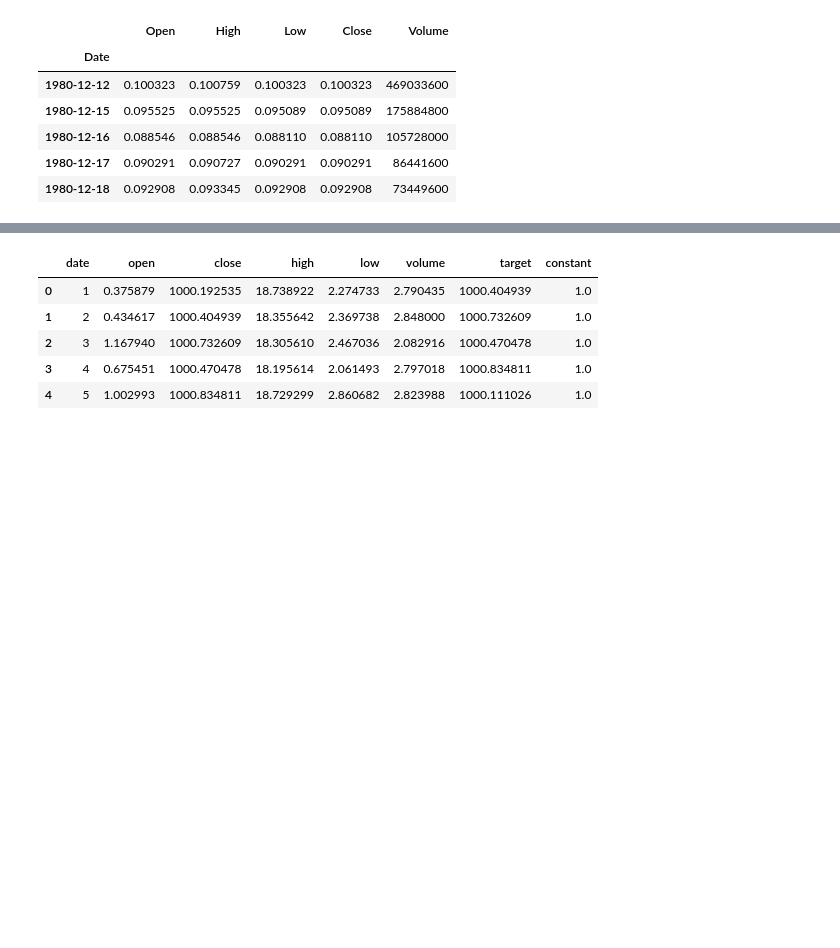
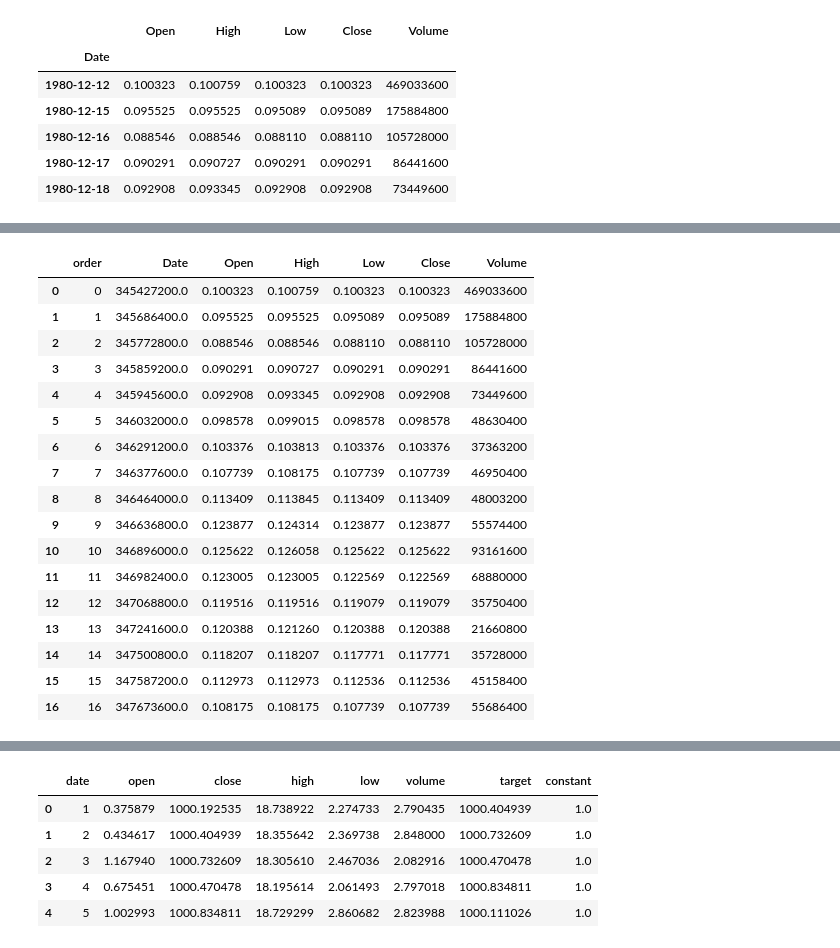
Before and after one commit to mkmuriithi/csc492_deep_learning_project, a Jupyter notebook: algo_repo/StockTransformer.ipynb, the cells around one changed output, grey strips where cells are left out. Drawn from its saved outputs; the diff is of its cells as text; code cells hidden in the pictures; blank space fills up the shorter version.

Commit message:
implemented pytorch Data and DataLoader abstract classes for project, easy loading of sequences for single stocks

```diff
--- a/algo_repo/StockTransformer.ipynb
+++ b/algo_repo/StockTransformer.ipynb
@@ -30,3 +31,10 @@ data.head()
 | 1980-12-16 | 0.088546 | 0.088546 | 0.088110 | 0.088110 | 105728000 |
 | 1980-12-17 | 0.090291 | 0.090727 | 0.090291 | 0.090291 | 86441600 |
 | 1980-12-18 | 0.092908 | 0.093345 | 0.092908 | 0.092908 | 73449600 |
+# %%
+data.reset_index(inplace=True)
+data.index = data.index.set_names(["order"])
+data.reset_index(inplace=True)#to keep up with order
+data['Target'] = data["Close"].shift(-1)
+data["Date"] = data["Date"].apply(lambda x: x.value/10**9)
+data.head()
@@ -32,0 +48,6 @@ data.head()
+# %%
+from sklearn.model_selection import train_test_split
+X = data.drop(["Target"], axis=1)
+y = data["Target"]
+X_train, X_test, y_train, y_test = train_test_split(X,y,test_size=0.1, random_state=42, shuffle=False)
+X_train, X_val, y_train, y_val = train_test_split(X_train, y_train, test_size=0.1, random_state=42, shuffle=False)
@@ -32,0 +109,21 @@ data.head()
+# %%
+X_train.iloc[[i for i in range(0,17)]]
+# %% [output]
+|  | order | Date | Open | High | Low | Close | Volume |
+| 0 | 0 | 345427200.0 | 0.100323 | 0.100759 | 0.100323 | 0.100323 | 469033600 |
+| 1 | 1 | 345686400.0 | 0.095525 | 0.095525 | 0.095089 | 0.095089 | 175884800 |
+| 2 | 2 | 345772800.0 | 0.088546 | 0.088546 | 0.088110 | 0.088110 | 105728000 |
+| 3 | 3 | 345859200.0 | 0.090291 | 0.090727 | 0.090291 | 0.090291 | 86441600 |
+| 4 | 4 | 345945600.0 | 0.092908 | 0.093345 | 0.092908 | 0.092908 | 73449600 |
+| 5 | 5 | 346032000.0 | 0.098578 | 0.099015 | 0.098578 | 0.098578 | 48630400 |
+| 6 | 6 | 346291200.0 | 0.103376 | 0.103813 | 0.103376 | 0.103376 | 37363200 |
+| 7 | 7 | 346377600.0 | 0.107739 | 0.108175 | 0.107739 | 0.107739 | 46950400 |
+| 8 | 8 | 346464000.0 | 0.113409 | 0.113845 | 0.113409 | 0.113409 | 48003200 |
+| 9 | 9 | 346636800.0 | 0.123877 | 0.124314 | 0.123877 | 0.123877 | 55574400 |
+| 10 | 10 | 346896000.0 | 0.125622 | 0.126058 | 0.125622 | 0.125622 | 93161600 |
+| 11 | 11 | 346982400.0 | 0.123005 | 0.123005 | 0.122569 | 0.122569 | 68880000 |
+| 12 | 12 | 347068800.0 | 0.119516 | 0.119516 | 0.119079 | 0.119079 | 35750400 |
+| 13 | 13 | 347241600.0 | 0.120388 | 0.121260 | 0.120388 | 0.120388 | 21660800 |
+| 14 | 14 | 347500800.0 | 0.118207 | 0.118207 | 0.117771 | 0.117771 | 35728000 |
+| 15 | 15 | 347587200.0 | 0.112973 | 0.112973 | 0.112536 | 0.112536 | 45158400 |
+| 16 | 16 | 347673600.0 | 0.108175 | 0.108175 | 0.107739 | 0.107739 | 55686400 |
```
Also changed, not shown: parts of 9 cells of this notebook, 1 other file.
